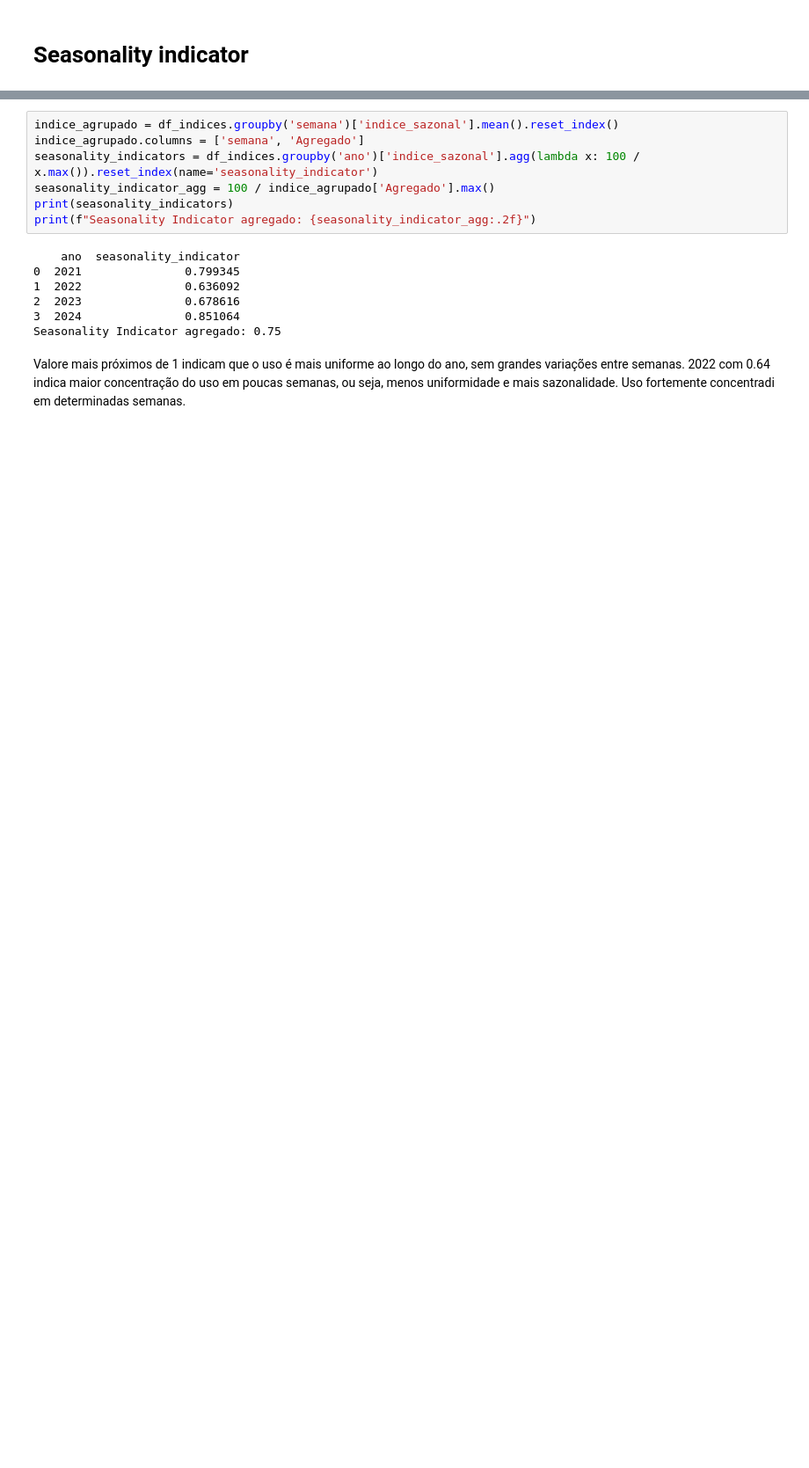
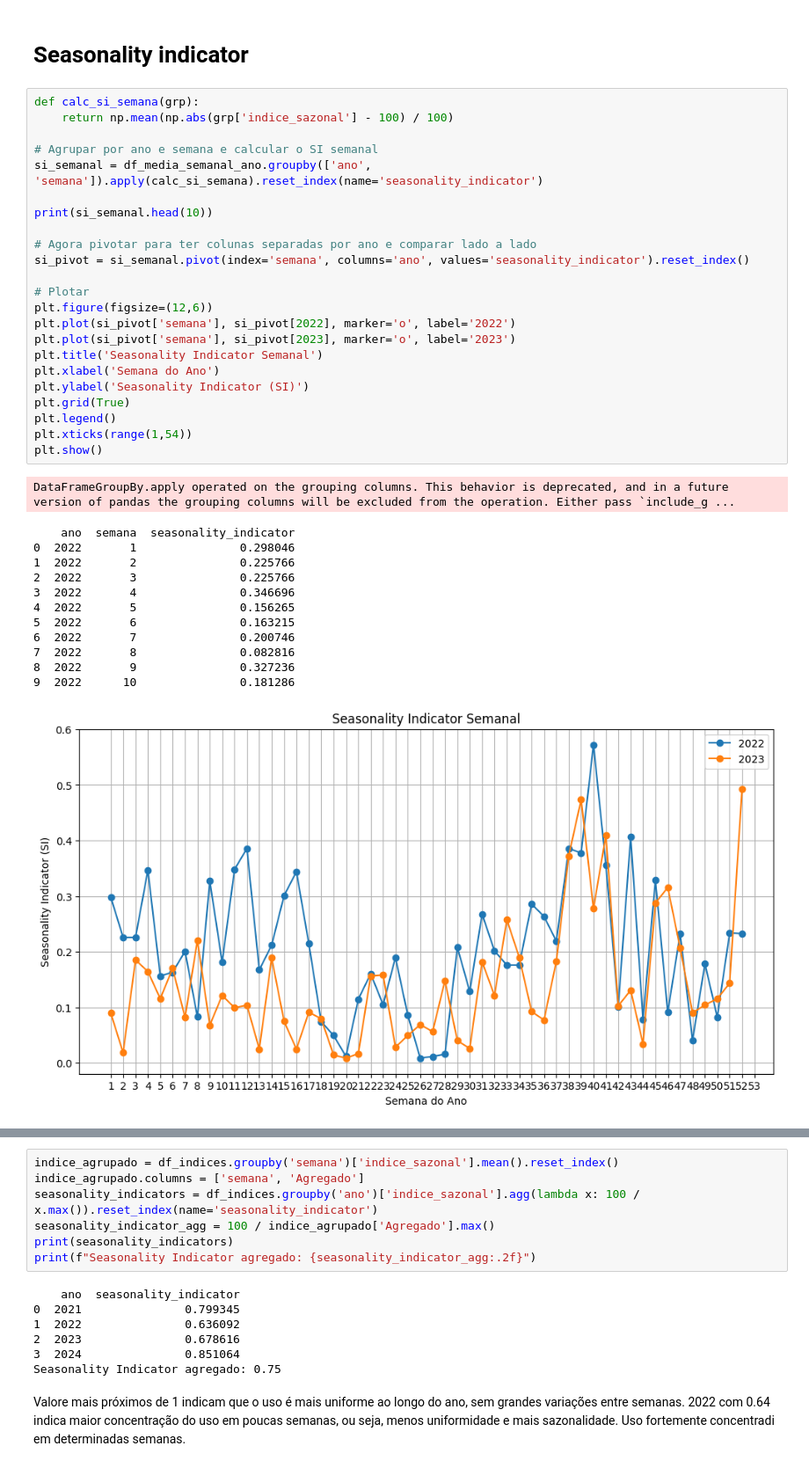
Before and after one commit to joanacarvalheiro/Seasonality, a Jupyter notebook: construcao_modelos/MSTL.ipynb, the cells around one changed output, grey strips where cells are left out. Shown: that part at 88% size. Cells and saved outputs as stored; diff of their text form; blank space fills up the shorter version.

```diff
--- a/construcao_modelos/MSTL.ipynb
+++ b/construcao_modelos/MSTL.ipynb
@@ -674,2 +680,39 @@ plt.show()
 # %% [markdown]
 # Seasonality indicator
+# %%
+def calc_si_semana(grp):
+    return np.mean(np.abs(grp['indice_sazonal'] - 100) / 100)
+
+# Agrupar por ano e semana e calcular o SI semanal
+si_semanal = df_media_semanal_ano.groupby(['ano', 'semana']).apply(calc_si_semana).reset_index(name='seasonality_indicator')
+
+print(si_semanal.head(10))
+
+# Agora pivotar para ter colunas separadas por ano e comparar lado a lado
+si_pivot = si_semanal.pivot(index='semana', columns='ano', values='seasonality_indicator').reset_index()
+
+# Plotar
+plt.figure(figsize=(12,6))
+plt.plot(si_pivot['semana'], si_pivot[2022], marker='o', label='2022')
+plt.plot(si_pivot['semana'], si_pivot[2023], marker='o', label='2023')
+plt.title('Seasonality Indicator Semanal')
+plt.xlabel('Semana do Ano')
+plt.ylabel('Seasonality Indicator (SI)')
+plt.grid(True)
+plt.legend()
+plt.xticks(range(1,54))
+plt.show()
+# %% [output]
+DataFrameGroupBy.apply operated on the grouping columns. This behavior is deprecated, and in a future version of pandas the grouping columns will be excluded from the operation. Either pass `include_g ...
+    ano  semana  seasonality_indicator
+0  2022       1               0.298046
+1  2022       2               0.225766
+2  2022       3               0.225766
+3  2022       4               0.346696
+4  2022       5               0.156265
+5  2022       6               0.163215
+6  2022       7               0.200746
+7  2022       8               0.082816
+8  2022       9               0.327236
+9  2022      10               0.181286
+[figure, added]
```
Also changed, not shown: parts of 23 cells of this notebook, 1 other file.
